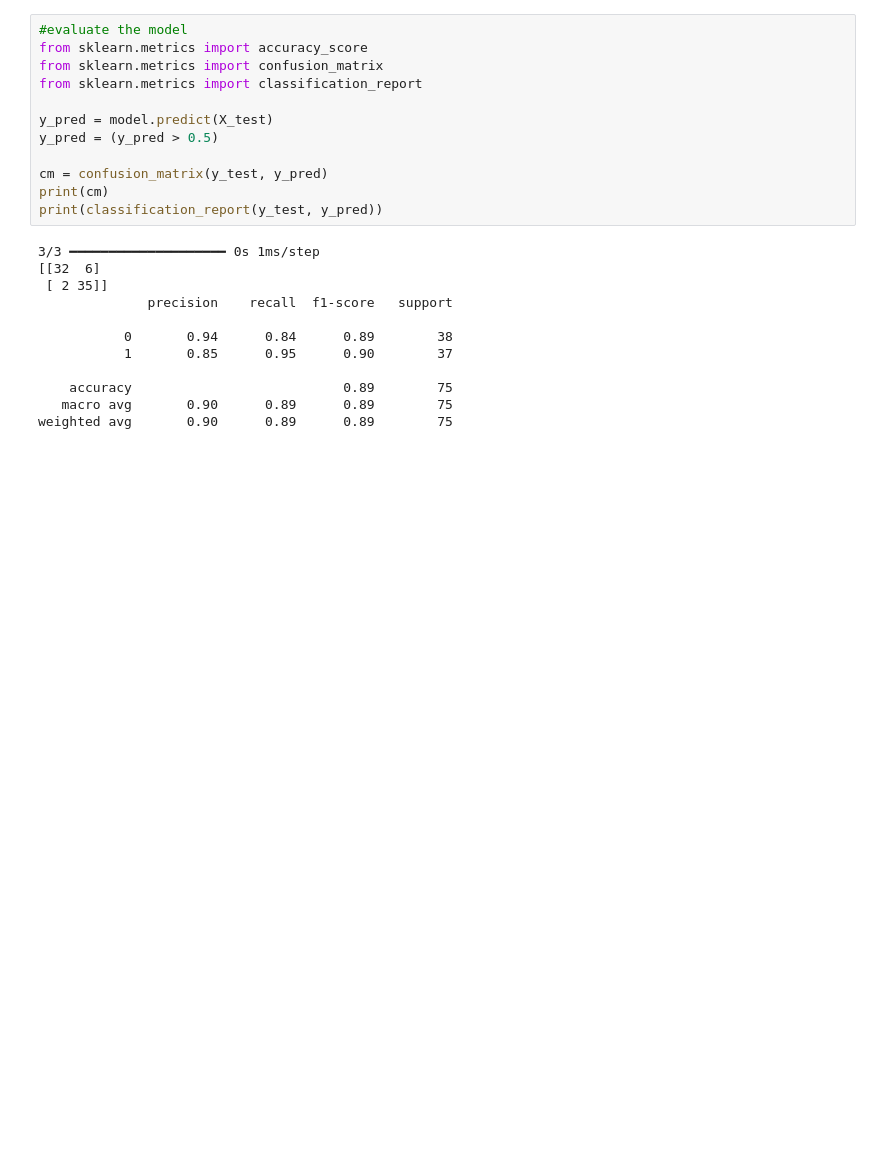
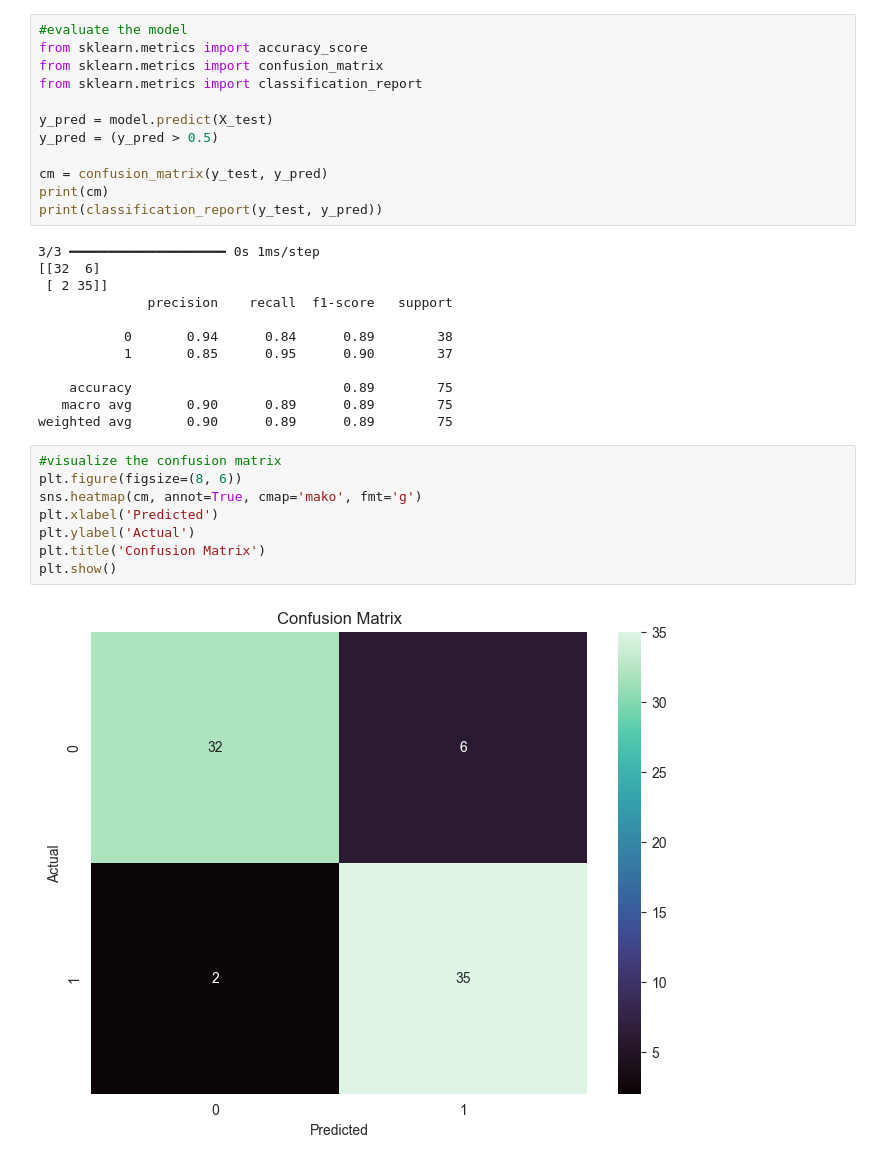
Before and after one commit to AuliaMuzhaffar/21081107010033_Pertemuan_11_ANN, a Jupyter notebook: ANN_Klasifikasi.ipynb, the cells around one changed output. Saved outputs shown, nothing was run; the diff lists cells and outputs as text; blank space fills up the shorter version.

```diff
--- a/ANN_Klasifikasi.ipynb
+++ b/ANN_Klasifikasi.ipynb
@@ -329,3 +329,13 @@ print(classification_report(y_test, y_pred))
     accuracy                           0.89        75
    macro avg       0.90      0.89      0.89        75
 weighted avg       0.90      0.89      0.89        75
+# %%
+#visualize the confusion matrix
+plt.figure(figsize=(8, 6))
+sns.heatmap(cm, annot=True, cmap='mako', fmt='g')
+plt.xlabel('Predicted')
+plt.ylabel('Actual')
+plt.title('Confusion Matrix')
+plt.show()
+# %% [output]
+[figure, added]
```
Also changed, not shown: parts of 2 cells of this notebook, 1 other file.
